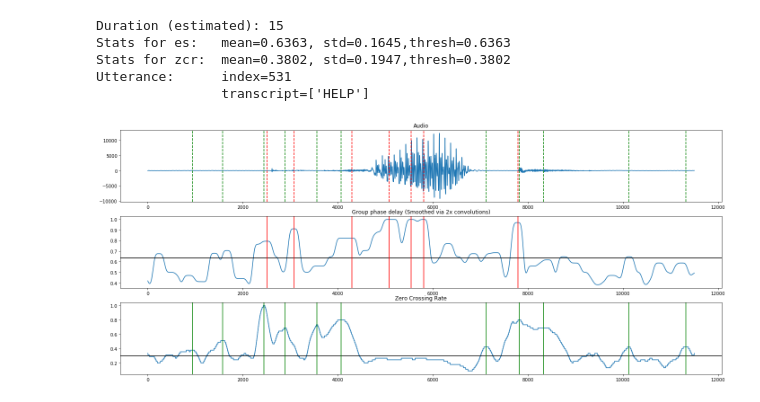
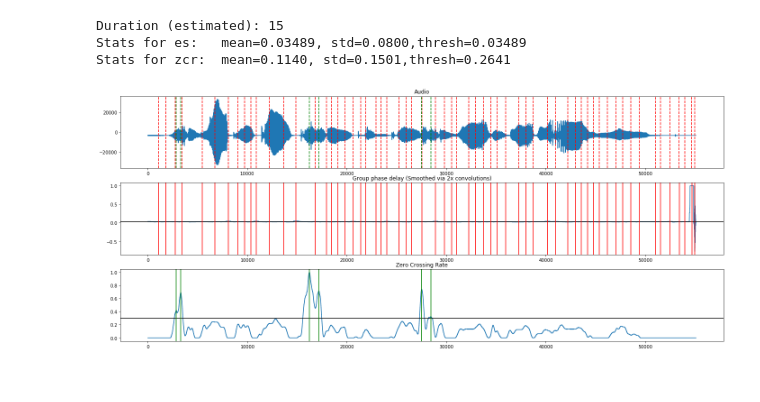
Before and after one commit to envp/listen, a Jupyter notebook: project.ipynb, the cells around one changed output. Saved outputs shown, nothing was run; the diff lists cells and outputs as text; code cells hidden in the pictures.

```diff
--- a/project.ipynb
+++ b/project.ipynb
@@ -6,7 +6,7 @@ import random
 import peakutils
 import IPython.display
 
-from scipy.signal import chebwin, savgol_filter
+from scipy.signal import hamming, savgol_filter
 from scipy.io import wavfile
 
 from listen.audio.segmentation import segments
@@ -17,13 +17,13 @@ from listen.data.an4 import an4
 an4data = an4.AN4(conversion=False, debug=False)
 
 # spg = Spectrogram(fft_size=2048, step_size=128, thresh=400)
-train = list(an4data.trainset)
-ch = random.choice(range(len(train)))
+# train = list(an4data.trainset)
+# ch = random.choice(range(len(train)))
 # ch = 331
-samples, t = train[ch]
+# samples, t = train[ch]
 # samples,t = librispeech.load_data(dev=True)[15]
 # samples = 'D:\\theyenaman\\Dropbox\\code\\python\\ml_project\\listen\\data\\librispeech\\LibriSpeech\\dev-clean\\84\\121123\\84-121123-0020.wav'
-rate, data = wavfile.read(samples)
+rate, data = wavfile.read('finput.wav')
 # min_duration = int((1000 * len(data) / rate) / (20 * len(t) + 20))
 min_duration = 15
 print("Duration (estimated):", min_duration)
@@ -33,17 +33,17 @@ wsize = (rate * min_duration) // 1000
 for i in range(len(zcr) - wsize - 1):
     zcr[i] = np.sum(np.abs(np.sign(data[i:i+wsize]) - np.sign(data[i+1:i+wsize+1])))
 
-window = chebwin(wsize, at=100)
+window = hamming(wsize)
 # Smooth zcr
 for i in range(len(zcr) - wsize):
-    zcr[i] = np.mean(zcr[i:i+wsize] * window)
+    zcr[i] = np.mean(zcr[i:i+wsize])
 
-es = segments(data, rate, min_duration=min_duration, alpha=0)
+es = segments(data, rate, min_duration=min_duration, alpha=0.95)
 
 es[np.isnan(es)] = 0
 # Estimate data baseline
-l = len(es) // 20
-r = 19 * l
+l = 0 #len(es) // 20
+r = -1 #19 * l
 
 es = es[l:r]
 zcr = zcr[l:r]
@@ -59,40 +59,38 @@ te = be
 mz = np.max(zcr)
 bz = np.mean(zcr) / mz
 sz = np.std(zcr) / mz
-tz = bz
+tz = bz + sz
 # zcr = savgol_filter(np.sign(np.diff(zcr)), wsize + 1, 1)
 # zcr[zcr < 0] = 0
 print("Stats for es:\tmean={:.4}, std={:.4f},thresh={:.4}".format(be, se, te))
 print("Stats for zcr:\tmean={:.4f}, std={:.4f},thresh={:.4}".format(bz, sz, tz))
-print("Utterance:\tindex={}\n\t\ttranscript={}".format(ch, t))
-indices = peakutils.peak.indexes(es, min_dist=wsize, thres=te)
+# print("Utterance:\tindex={}\n\t\ttranscript={}".format(ch, t))
+indices = peakutils.peak.indexes(es, min_dist=wsize, thres=te/me)
 zcidx = peakutils.peak.indexes(zcr, min_dist=wsize, thres=0.3)
 # %% [output]
 Duration (estimated): 15
-Stats for es:   mean=0.6363, std=0.1645,thresh=0.6363
-Stats for zcr:  mean=0.3802, std=0.1947,thresh=0.3802
-Utterance:      index=531
-                transcript=['HELP']
+Stats for es:   mean=0.03489, std=0.0800,thresh=0.03489
+Stats for zcr:  mean=0.1140, std=0.1501,thresh=0.2641
 # %%
 fig, ax = plt.subplots(nrows=3,ncols=1, figsize=(24, 10))
-ax[0].plot(data[l:r])
+ax[0].plot(data)
 ax[0].set_title('Audio')
 ax[1].plot(es)
 ax[1].axhline(y=te, color='black')
 ax[1].set_title('Group phase delay (Smoothed via 2x convolutions)')
 
 ax[2].plot(zcr)
 ax[2].axhline(y=0.3*np.max(zcr), color='black')
 ax[2].set_title('Zero Crossing Rate')
 
 for idx in indices:
     ax[0].axvline(x=idx, color='red', linestyle='dashed')
     ax[1].axvline(x=idx, color='red')
 for idx in zcidx:
     ax[0].axvline(x=idx, color='green', linestyle='dashed')
     ax[2].axvline(x=idx, color='green')
 plt.show()
 IPython.display.Audio(data=data, rate=rate)
 # %% [output]
-[figure, old version]
+[figure, new version]
 [interactive output not drawn]
```
Also changed, not shown: 1 other file.
